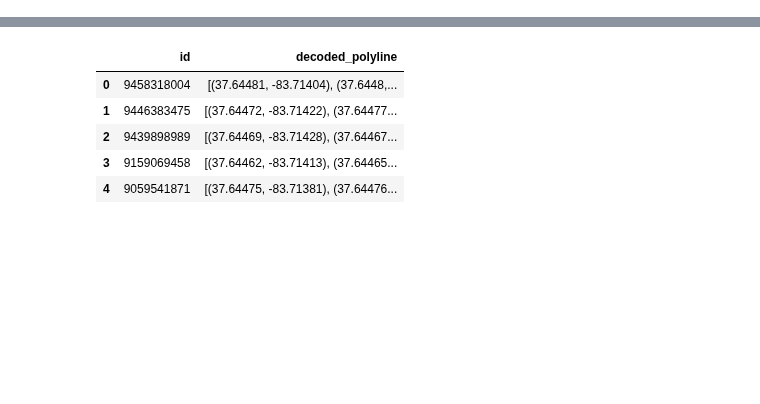
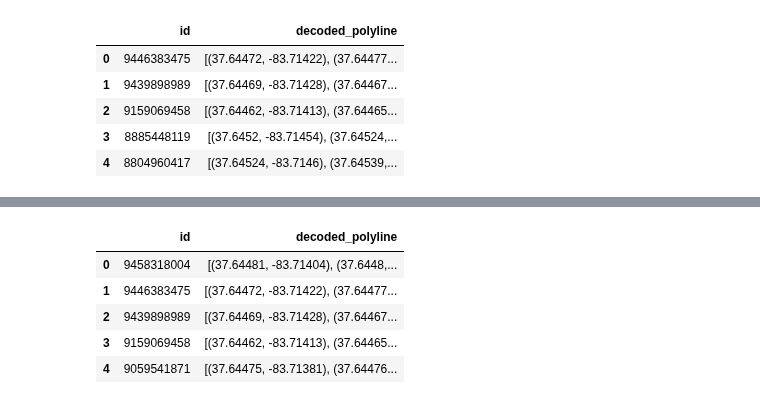
Before and after one commit to jsphotos205/strava, a Jupyter notebook: mapping.ipynb, the cells around one changed output, grey strips where cells are left out. Saved outputs shown, nothing was run; the diff lists cells and outputs as text; code cells hidden in the pictures; blank space fills up the shorter version.

```diff
--- a/mapping.ipynb
+++ b/mapping.ipynb
@@ -7,0 +20,9 @@ sore_heel_poly = pd.read_csv('csv/run/polyline/')
+# %%
+sore_heel_poly.head()
+# %% [output]
+|  | id | decoded_polyline |
+| 0 | 9446383475 | [(37.64472, -83.71422), (37.64477... |
+| 1 | 9439898989 | [(37.64469, -83.71428), (37.64467... |
+| 2 | 9159069458 | [(37.64462, -83.71413), (37.64465... |
+| 3 | 8885448119 | [(37.6452, -83.71454), (37.64524,... |
+| 4 | 8804960417 | [(37.64524, -83.7146), (37.64539,... |
```
Also changed, not shown: parts of 7 cells of this notebook, 7 other files.
